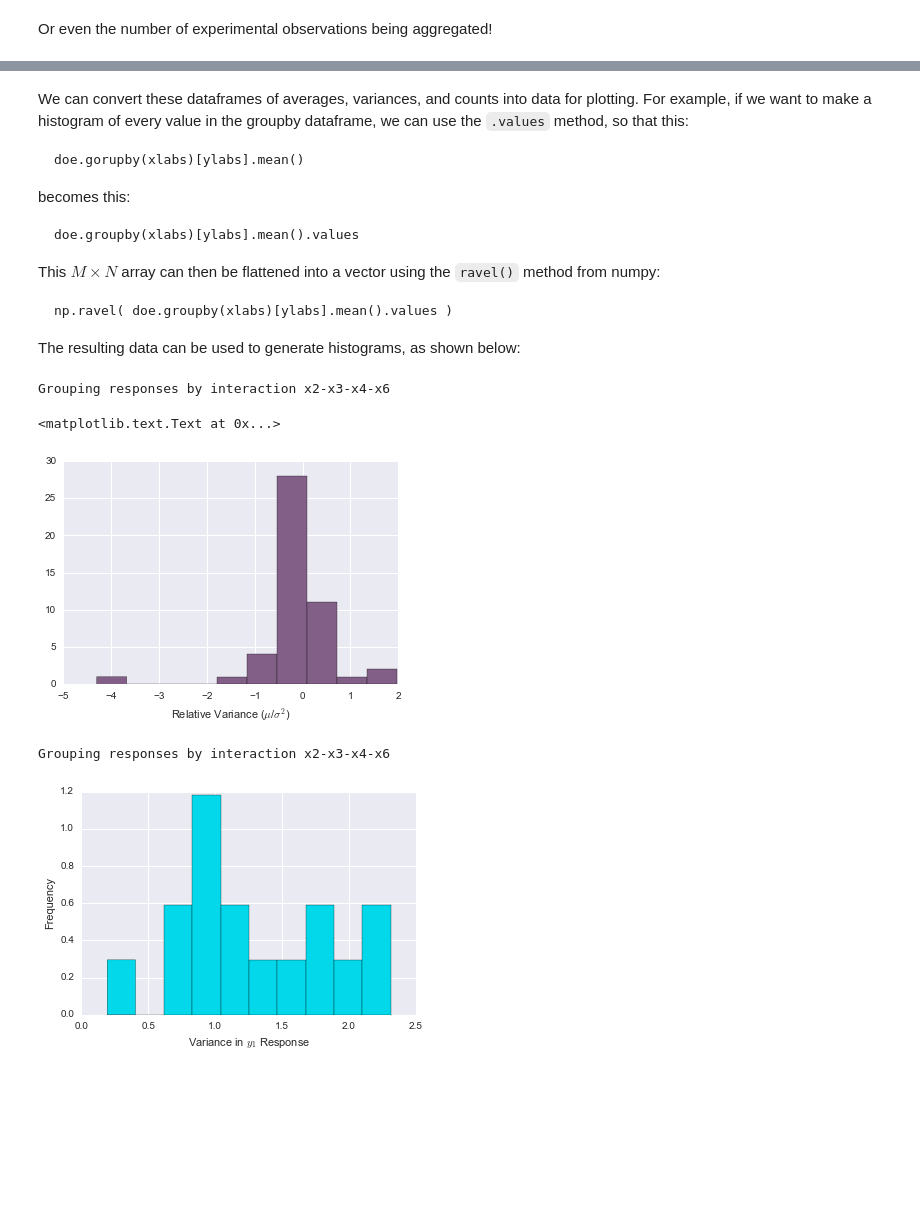
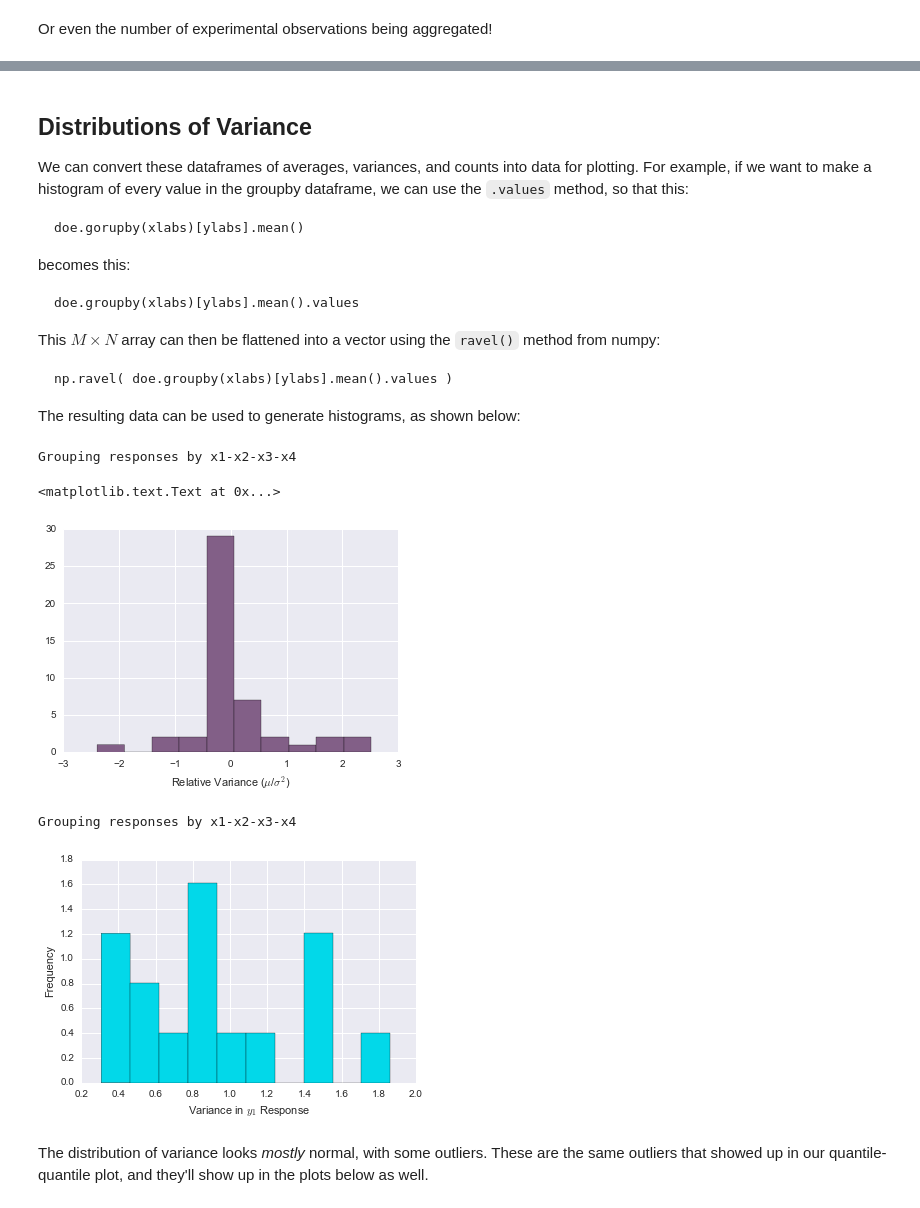
Before and after one commit to charlesreid1/empirical-model-building, a Jupyter notebook: ipython/Factorial - Two-Level Six-Factor Design.ipynb, the cells around one changed output, grey strips where cells are left out. Cells and saved outputs as stored; diff of their text form; code cells hidden in the pictures; blank space fills up the shorter version.

````diff
--- a/ipython/Factorial - Two-Level Six-Factor Design.ipynb
+++ b/ipython/Factorial - Two-Level Six-Factor Design.ipynb
@@ -498,4 +578,7 @@ doe.groupby(xlabs)[ylabs].count()
 # %% [markdown]
+<a name="dist_variance"></a>
+## Distributions of Variance
+
 We can convert these dataframes of averages, variances, and counts into data for plotting. For example, if we want to make a histogram of every value in the groupby dataframe, we can use the ```.values``` method, so that this:
 
     doe.gorupby(xlabs)[ylabs].mean()
@@ -514,22 +597,28 @@ The resulting data can be used to generate histograms, as shown below:
 # %%
 # Histogram of means of response values, grouped by xlabs
 
-print "Grouping responses by interaction %s"%( "-".join(xlabs) )
+xlabs = ['x1','x2','x3','x4']
+
+print "Grouping responses by %s"%( "-".join(xlabs) )
 dat = np.ravel(doe.groupby(xlabs)[ylabs].mean().values) / np.ravel(doe.groupby(xlabs)[ylabs].var().values)
-plt.hist(dat, 10, normed=False, color=colors[3]);
-plt.xlabel(r'Relative Variance ($\mu$/$\sigma^2$)')
+
+hist(dat, 10, normed=False, color=colors[3]);
+xlabel(r'Relative Variance ($\mu$/$\sigma^2$)')
 # %% [output]
-Grouping responses by interaction x2-x3-x4-x6
+Grouping responses by x1-x2-x3-x4
 <matplotlib.text.Text at 0x...>
-[figure, old version]
+[figure, new version]
 # %%
 # Histogram of variances of response values, grouped by xlabs
 
-print "Grouping responses by interaction %s"%( "-".join(xlabs) )
+print "Grouping responses by %s"%( "-".join(xlabs) )
 dat = np.ravel(doe.groupby(xlabs)['y1'].var().values)
-plt.hist(dat, normed=True, color=colors[4]);
-plt.xlabel(r'Variance in $y_{1}$ Response');
-plt.ylabel(r'Frequency');
+
+hist(dat, normed=True, color=colors[4]);
+xlabel(r'Variance in $y_{1}$ Response');
+ylabel(r'Frequency');
 # %% [output]
-Grouping responses by interaction x2-x3-x4-x6
+Grouping responses by x1-x2-x3-x4
-[figure, old version]
+[figure, new version]
+# %% [markdown]
+The distribution of variance looks _mostly_ normal, with some outliers. These are the same outliers that showed up in our quantile-quantile plot, and they'll show up in the plots below as well.
````
Also changed, not shown: parts of 49 cells of this notebook, 2 other files.
